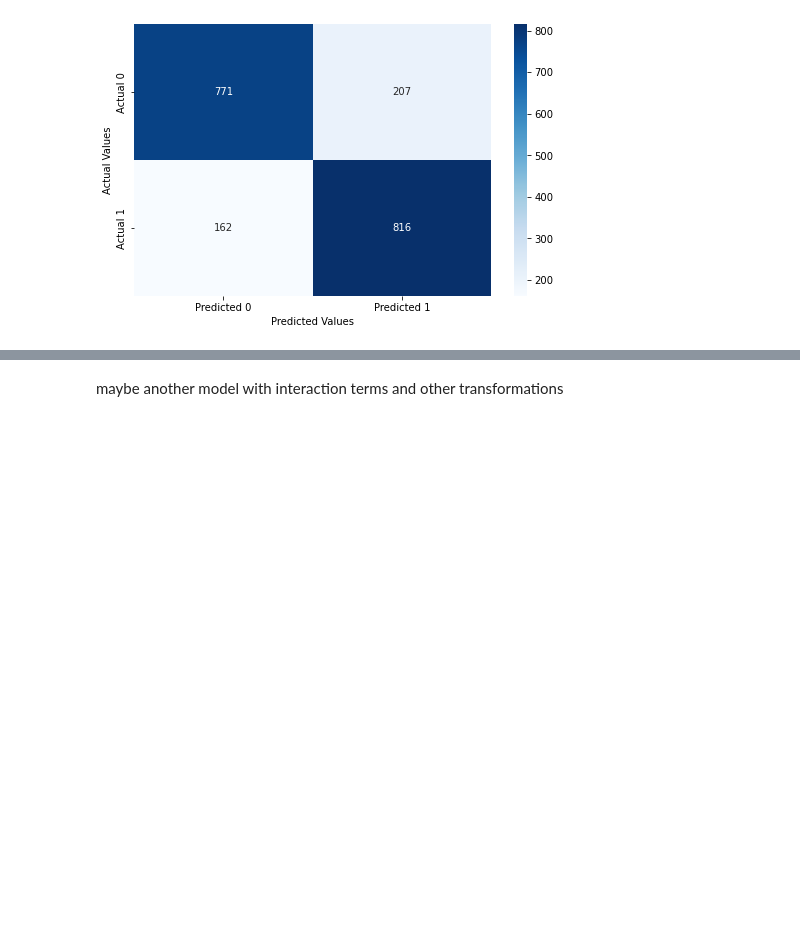
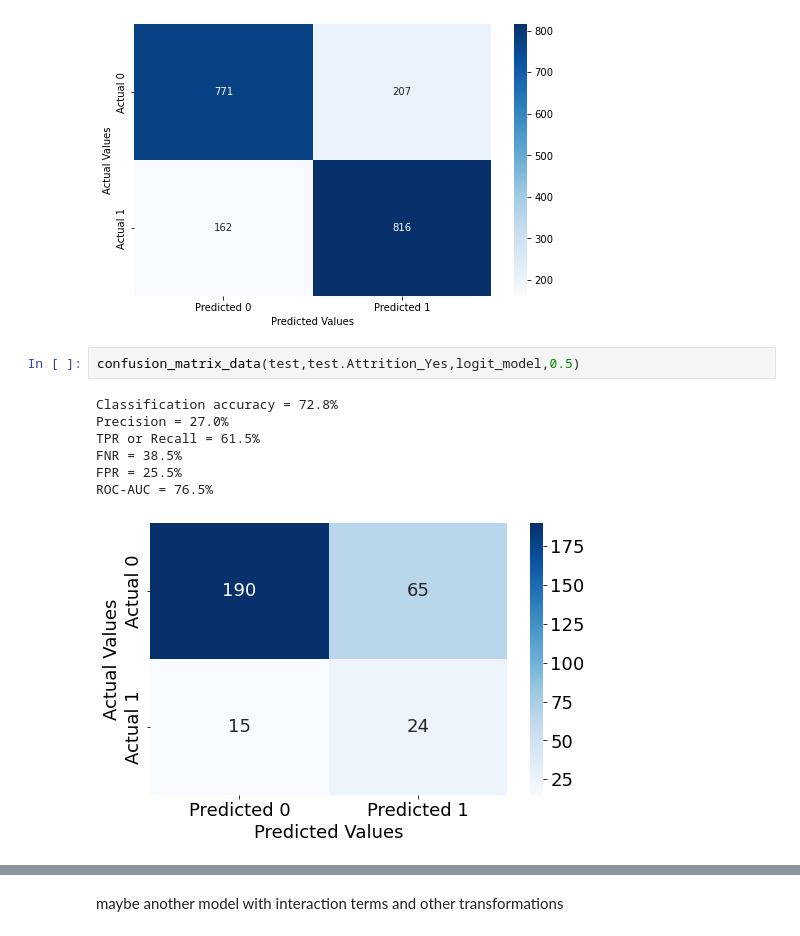
Before and after one commit to catherineerickson/Attrition-Project, a Jupyter notebook: Improved_Model.ipynb, the cells around one changed output, grey strips where cells are left out. Saved outputs shown, nothing was run; the diff lists cells and outputs as text; blank space fills up the shorter version.

```diff
--- a/Improved_Model.ipynb
+++ b/Improved_Model.ipynb
@@ -626,3 +638,13 @@ FNR = 16.6%
 FPR = 21.2%
 ROC-AUC = 88.3%
 [figure]
+# %%
+confusion_matrix_data(test,test.Attrition_Yes,logit_model,0.5)
+# %% [output]
+Classification accuracy = 72.8%
+Precision = 27.0%
+TPR or Recall = 61.5%
+FNR = 38.5%
+FPR = 25.5%
+ROC-AUC = 76.5%
+[figure, added]
```
Also changed, not shown: parts of 25 cells of this notebook.
